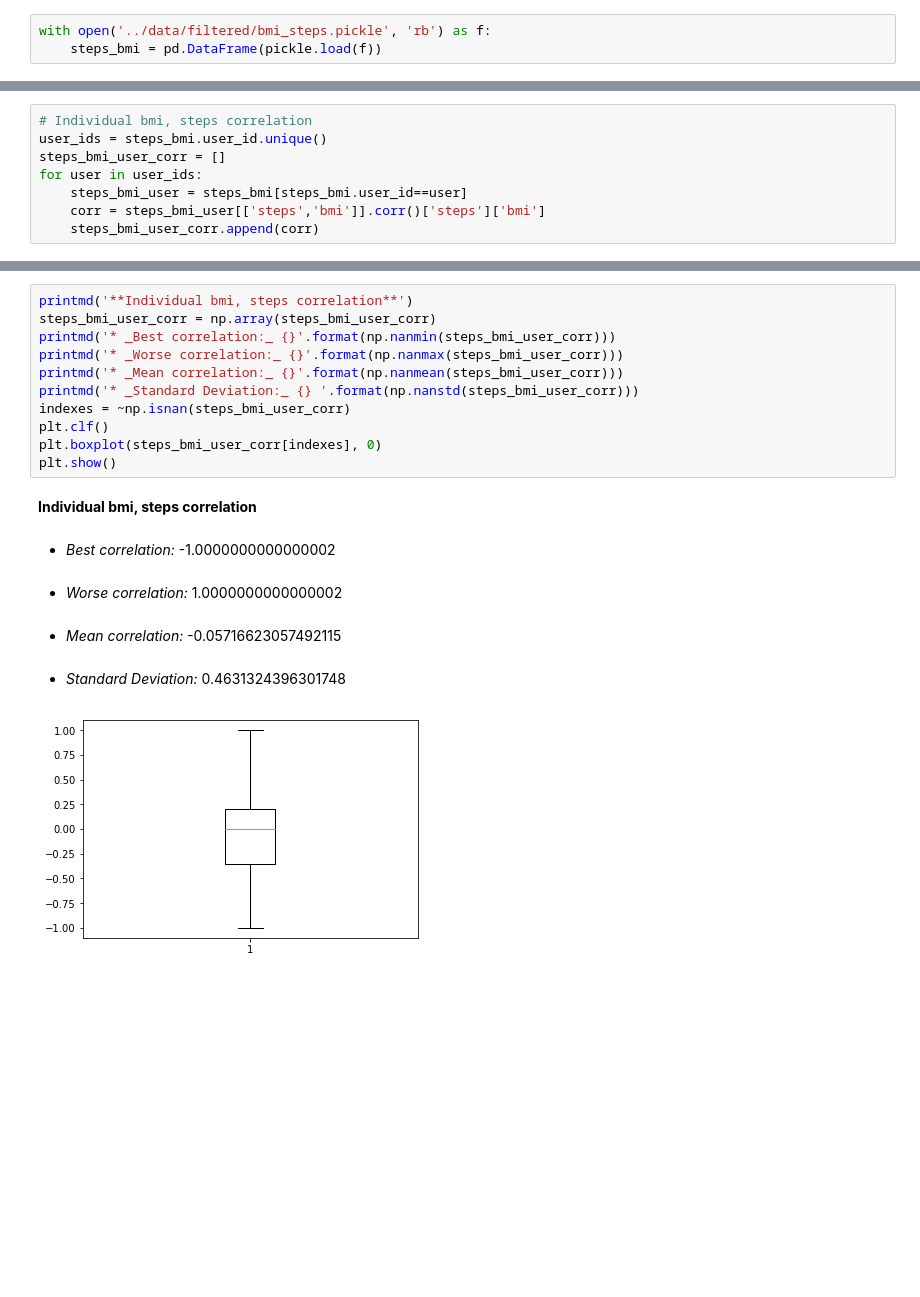
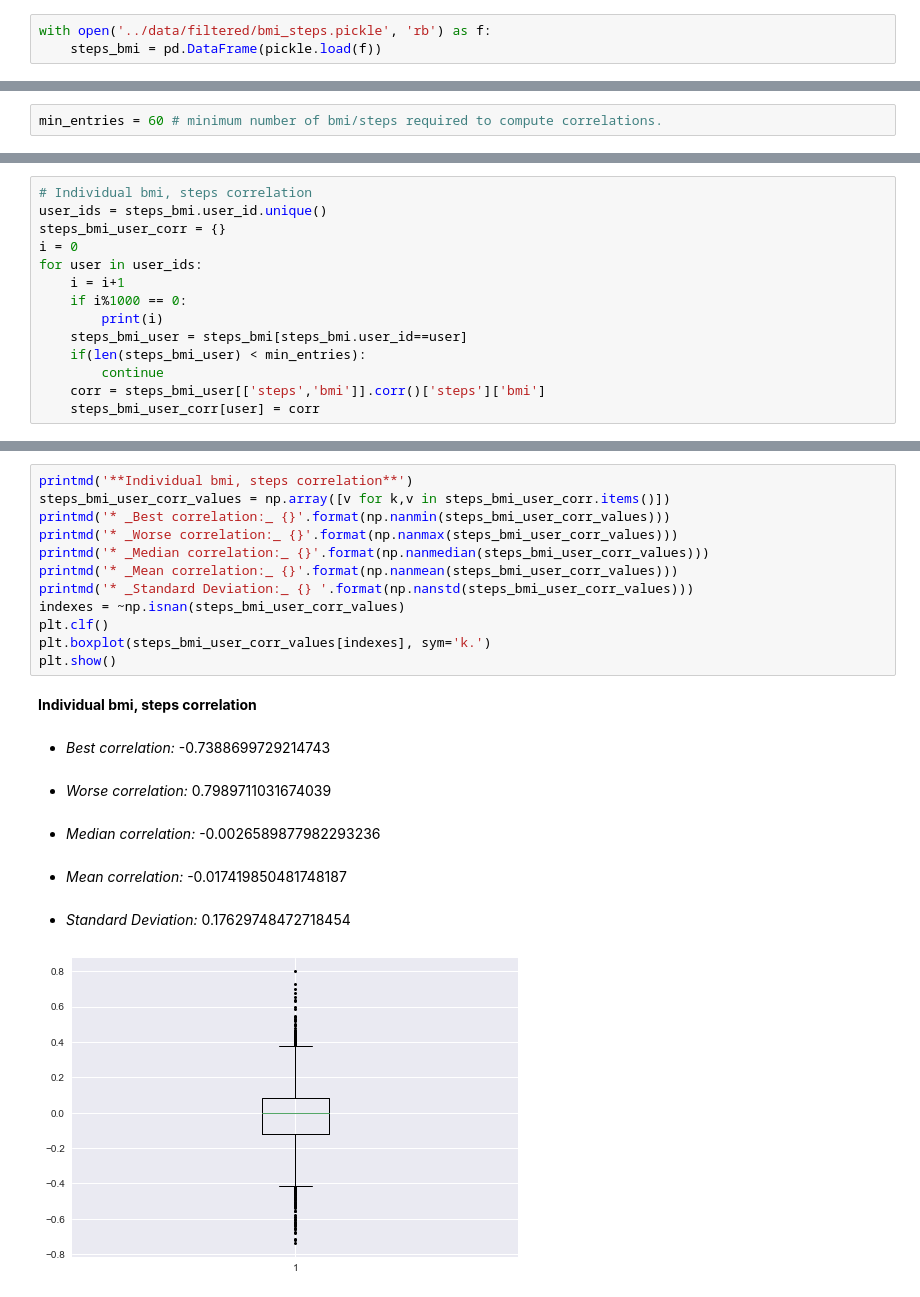
Before and after one commit to renatalucia/activity-tracker, a Jupyter notebook: data_exploration/bmi_steps_correlation.ipynb, the cells around one changed output, grey strips where cells are left out. Drawn from its saved outputs; the diff is of its cells as text; blank space fills up the shorter version.

Commit message:
data exploration scripts: use new datasets, add cross correlation to bmi vs steps correlations analysis; clustering: use age_groups and bmi_groups.

```diff
--- a/data_exploration/bmi_steps_correlation.ipynb
+++ b/data_exploration/bmi_steps_correlation.ipynb
@@ -33,0 +36,2 @@ steps_bmi.head()
+# %%
+min_entries = 60 # minimum number of bmi/steps required to compute correlations.
@@ -42,8 +48,14 @@ steps_bmi[['steps','bmi']].corr()
 # %%
 # Individual bmi, steps correlation
 user_ids = steps_bmi.user_id.unique()
-steps_bmi_user_corr = []
+steps_bmi_user_corr = {}
+i = 0
 for user in user_ids:
+    i = i+1
+    if i%1000 == 0:
+        print(i)
     steps_bmi_user = steps_bmi[steps_bmi.user_id==user]
+    if(len(steps_bmi_user) < min_entries):
+        continue
     corr = steps_bmi_user[['steps','bmi']].corr()['steps']['bmi']
-    steps_bmi_user_corr.append(corr)
+    steps_bmi_user_corr[user] = corr
@@ -50,18 +76,20 @@ for user in user_ids:
 # %%
 printmd('**Individual bmi, steps correlation**')
-steps_bmi_user_corr = np.array(steps_bmi_user_corr)
-printmd('* _Best correlation:_ {}'.format(np.nanmin(steps_bmi_user_corr)))
-printmd('* _Worse correlation:_ {}'.format(np.nanmax(steps_bmi_user_corr)))
-printmd('* _Mean correlation:_ {}'.format(np.nanmean(steps_bmi_user_corr)))
-printmd('* _Standard Deviation:_ {} '.format(np.nanstd(steps_bmi_user_corr)))
-indexes = ~np.isnan(steps_bmi_user_corr)
+steps_bmi_user_corr_values = np.array([v for k,v in steps_bmi_user_corr.items()])
+printmd('* _Best correlation:_ {}'.format(np.nanmin(steps_bmi_user_corr_values)))
+printmd('* _Worse correlation:_ {}'.format(np.nanmax(steps_bmi_user_corr_values)))
+printmd('* _Median correlation:_ {}'.format(np.nanmedian(steps_bmi_user_corr_values)))
+printmd('* _Mean correlation:_ {}'.format(np.nanmean(steps_bmi_user_corr_values)))
+printmd('* _Standard Deviation:_ {} '.format(np.nanstd(steps_bmi_user_corr_values)))
+indexes = ~np.isnan(steps_bmi_user_corr_values)
 plt.clf()
-plt.boxplot(steps_bmi_user_corr[indexes], 0)
+plt.boxplot(steps_bmi_user_corr_values[indexes], sym='k.')
 plt.show()
 # %% [output]
 **Individual bmi, steps correlation**
-* _Best correlation:_ -1.0000000000000002
+* _Best correlation:_ -0.7388699729214743
-* _Worse correlation:_ 1.0000000000000002
+* _Worse correlation:_ 0.7989711031674039
-* _Mean correlation:_ -0.05716623057492115
+* _Median correlation:_ -0.0026589877982293236
-* _Standard Deviation:_ 0.4631324396301748
+* _Mean correlation:_ -0.017419850481748187
+* _Standard Deviation:_ 0.17629748472718454
-[figure, old version]
+[figure, new version]
```
Also changed, not shown: parts of 24 cells of this notebook, 13 other files.
